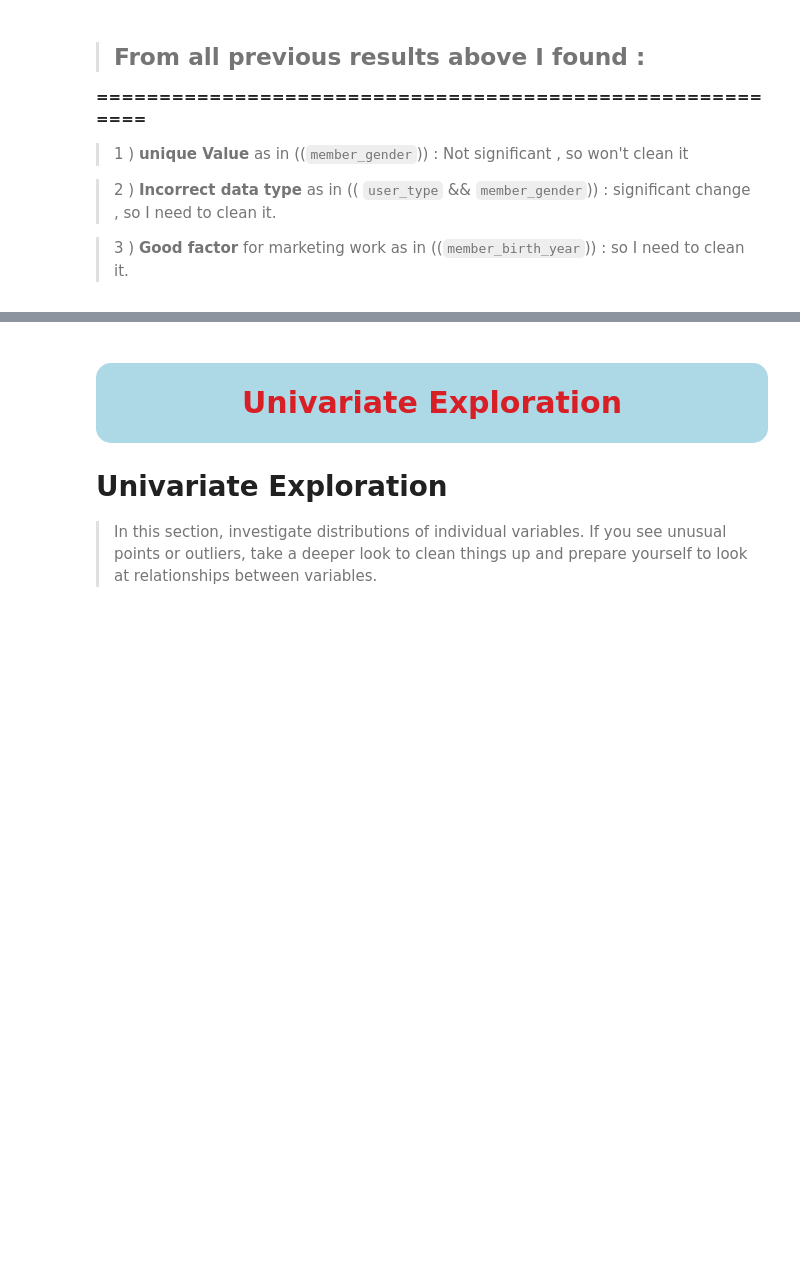
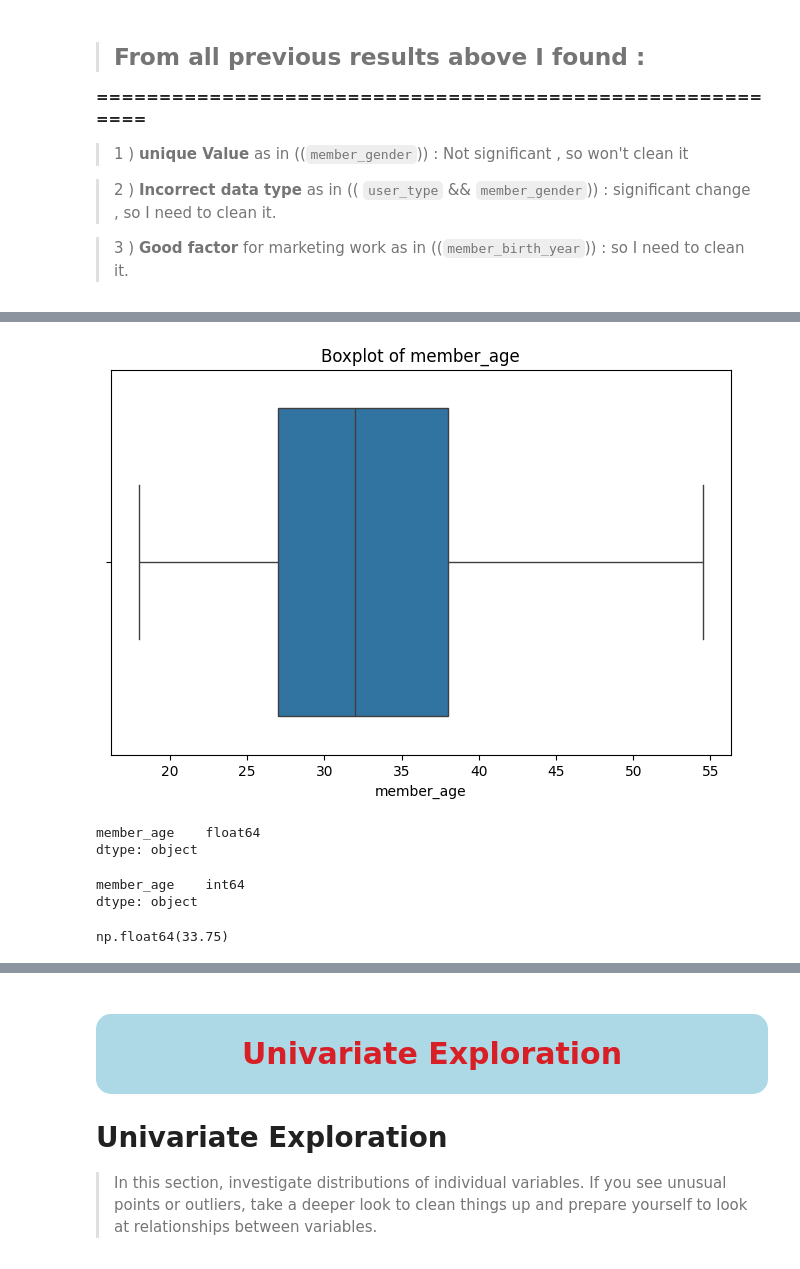
Before and after one commit to Hazem-Amr/GIZ4_AIS2_S1_Ml, a Jupyter notebook: src/Data_Analysis/Final_Project/data science-Final-Project.ipynb, the cells around one changed output, grey strips where cells are left out. Saved outputs shown, nothing was run; the diff lists cells and outputs as text; code cells hidden in the pictures; blank space fills up the shorter version.

```diff
--- a/src/Data_Analysis/Final_Project/data science-Final-Project.ipynb
+++ b/src/Data_Analysis/Final_Project/data science-Final-Project.ipynb
@@ -271,7 +557,46 @@ df.head()
+# %%
+Q1 = df["member_age"].quantile(.25)
+Q3 = df["member_age"].quantile(.75)
+IQR = Q3 - Q1
+
+Lower_Bound = Q1-1.5*IQR
+Upper_Bound = Q3 + 1.5*IQR
+
+lower_outliers = df[df["member_age"]<Lower_Bound]["member_age"].values
+upper_outliers = df[df["member_age"]>Upper_Bound]["member_age"].values
+
+df["member_age"] = df["member_age"].replace(lower_outliers , Lower_Bound , inplace=True)
+df["member_age"] = df["member_age"].replace(upper_outliers , Upper_Bound , inplace= True)
+# %%
+plt.figure(figsize=(8,5))
+sns.boxplot(x=df['member_age'])
+
+plt.title("Boxplot of member_age")
+plt.xlabel("member_age")
+plt.show()
+# %% [output]
+[figure, added]
+# %%
+df[['member_age']].dtypes
+# %% [output]
+member_age    float64
+dtype: object
 # %%
 ## change the new column age data type from float to int
+df['member_age'] = df['member_age'].astype('int')
+df[['member_age']].dtypes
+# %% [output]
+member_age    int64
+dtype: object
 # %%
 ## create a function to know the average users ages
+
+def average_user_age(df):
+    return df['member_age'].mean().round(2)
+
+average_user_age(df)
+# %% [output]
+np.float64(33.75)
 # %%
 ## another important factor to offer  marketing services is the trip duration time
 
```
Also changed, not shown: parts of 40 cells of this notebook, 6 other files.
